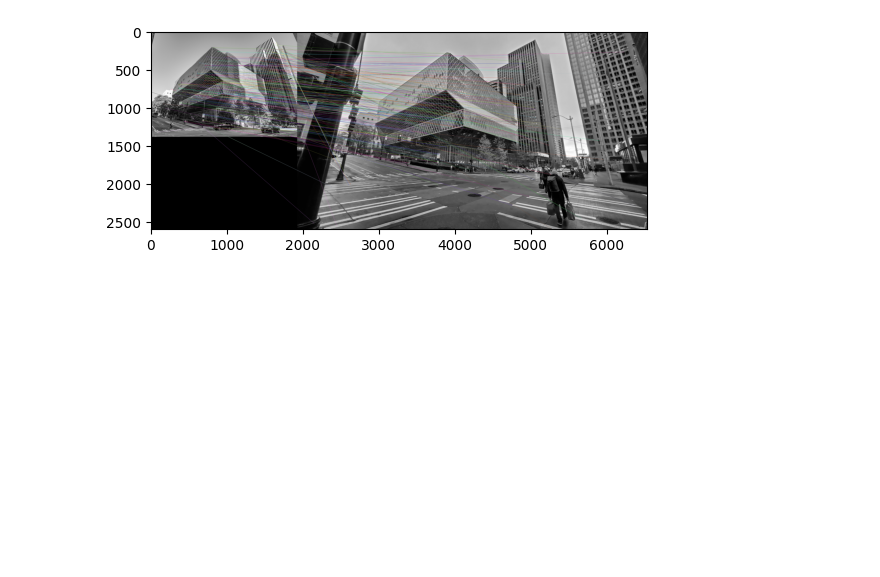
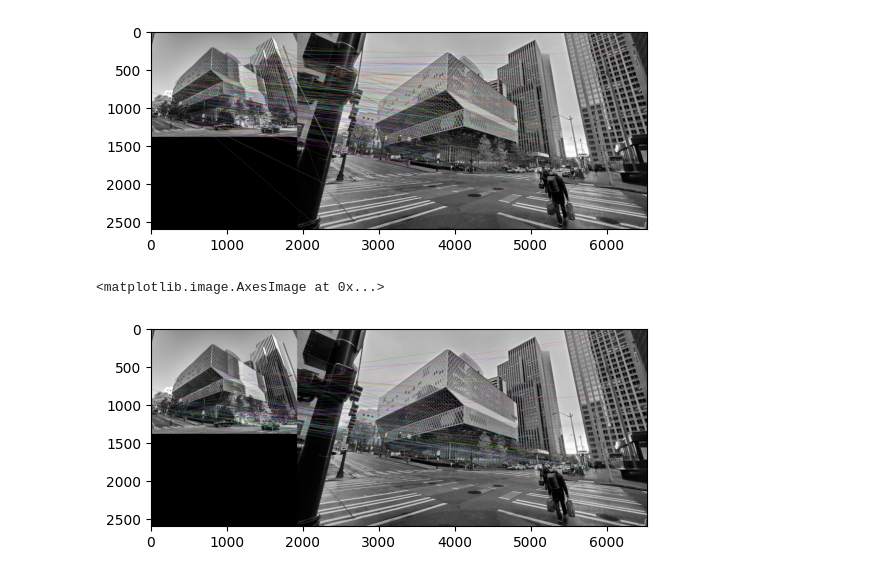
Before and after one commit to swagatip/computer-vision-lab, a Jupyter notebook: src/feature_matching.ipynb, the cells around one changed output. Cells and saved outputs as stored; diff of their text form; code cells hidden in the pictures; blank space fills up the shorter version.

Commit message:
FeatureMatching-ORB+BruteForceMatching

```diff
--- a/src/feature_matching.ipynb
+++ b/src/feature_matching.ipynb
@@ -69,3 +69,38 @@ plt.imshow(img3)
 # %% [output]
 <matplotlib.image.AxesImage at 0x...>
 [figure]
+# %%
+# Feature Matching with ORB Descriptors + Brute Force Matching + Hamming Distance
+
+# ORB: Oriented FAST and Rotated BRIEF
+# - efficient and fast descriptor, good for real time applications
+# - scale and rotation invariant
+# - binary descriptor , good for mobile and embedded systems
+# - used in object detection, tracking, image stitching, SLAM
+# - How it works?
+#     1. Apply FAST (Features from Accelerated Segment Test) to find keypoints in image
+#     2. Compute keypoints' orientation using intensity centroid method
+#     3. Apply BRIEF (Binary Robust Independent Elementary Features) to generate descriptor
+# - 256 bit binary descriptor
+
+orb = cv2.ORB_create()
+kp1, des1 = orb.detectAndCompute(img1, None)
+kp2, des2 = orb.detectAndCompute(img2, None)
+
+bf = cv2.BFMatcher(cv2.NORM_HAMMING, crossCheck=True)
+matches = bf.match(des1, des2)
+
+# Sort the matches in the order of their distance
+matches_sorted = sorted(matches, key=lambda x: x.distance)
+
+# Draw first n matches
+n = 100
+img_orb_bf = cv2.drawMatches(img1, kp1, img2, kp2, matches[:n], None,\
+    flags=cv2.DrawMatchesFlags_NOT_DRAW_SINGLE_POINTS)
+
+# Display the image
+plt.figure()
+plt.imshow(img_orb_bf)
+# %% [output]
+<matplotlib.image.AxesImage at 0x...>
+[figure, added]
```
